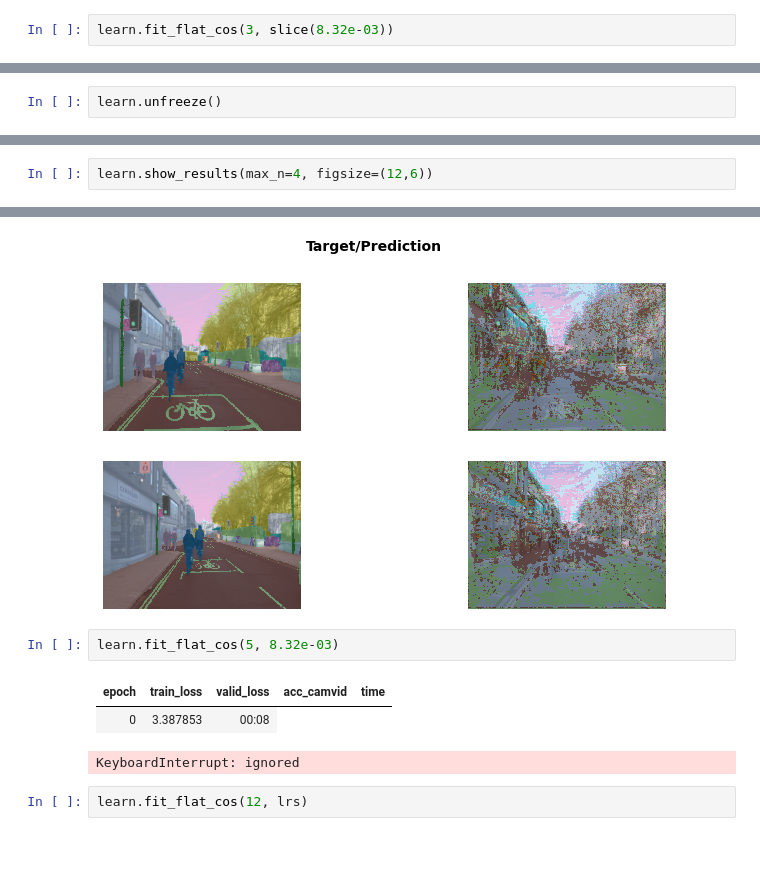
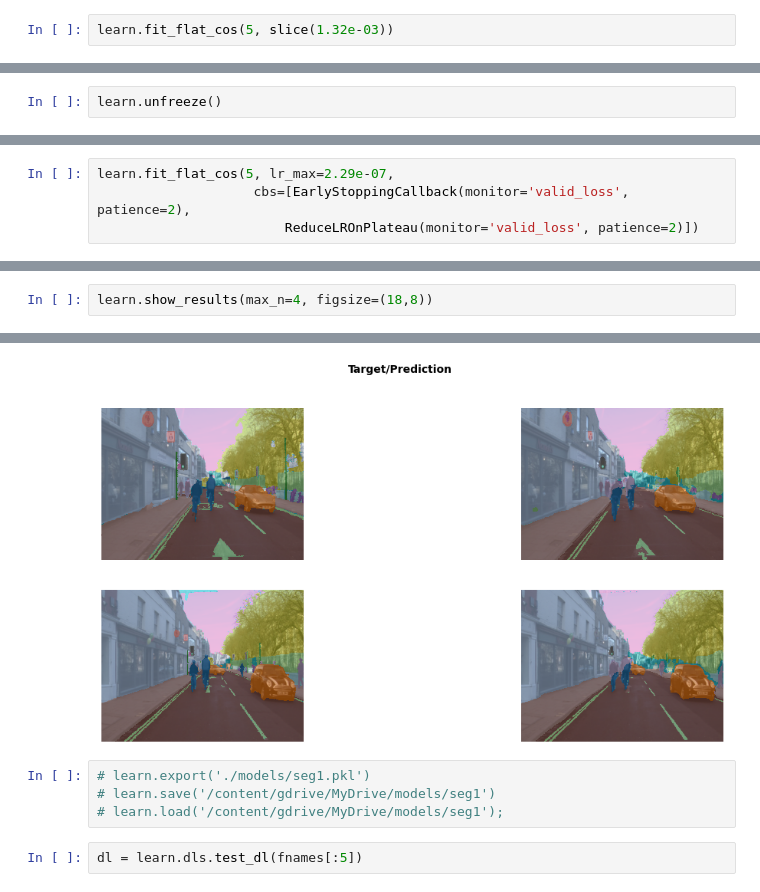
Before and after one commit to Aravinda89/multi_label_classification, a Jupyter notebook: Image_Segmentation.ipynb, the cells around one changed output, grey strips where cells are left out. Saved outputs shown, nothing was run; the diff lists cells and outputs as text; blank space fills up the shorter version.

```diff
--- a/Image_Segmentation.ipynb
+++ b/Image_Segmentation.ipynb
@@ -251,4 +249,4 @@ Minimum/10: 8.32e-03, steepest point: 1.20e-03
 # %%
-learn.fit_flat_cos(3, slice(8.32e-03))
+learn.fit_flat_cos(5, slice(1.32e-03))
 # %% [output]
 | epoch | train_loss | valid_loss | acc_camvid | time |
@@ -263,0 +278,4 @@ learn.unfreeze()
+# %%
+learn.fit_flat_cos(5, lr_max=2.29e-07,
+                    cbs=[EarlyStoppingCallback(monitor='valid_loss', patience=2),
+                        ReduceLROnPlateau(monitor='valid_loss', patience=2)])
@@ -264,13 +296,11 @@ learn.unfreeze()
 # %%
-learn.show_results(max_n=4, figsize=(12,6))
+learn.show_results(max_n=4, figsize=(18,8))
 # %% [output]
 [interactive output not drawn]
-[figure, old version]
+[figure, new version]
-# %%
-learn.fit_flat_cos(5, 8.32e-03)
-# %% [output]
-| epoch | train_loss | valid_loss | acc_camvid | time |
-| 0 | 3.387853 | 00:08 |
-KeyboardInterrupt: ignored
-# %%
-learn.fit_flat_cos(12, lrs)
+# %%
+# learn.export('./models/seg1.pkl')
+# learn.save('/content/gdrive/MyDrive/models/seg1')
+# learn.load('/content/gdrive/MyDrive/models/seg1');
+# %%
+dl = learn.dls.test_dl(fnames[:5])
```
Also changed, not shown: parts of 26 cells of this notebook.
